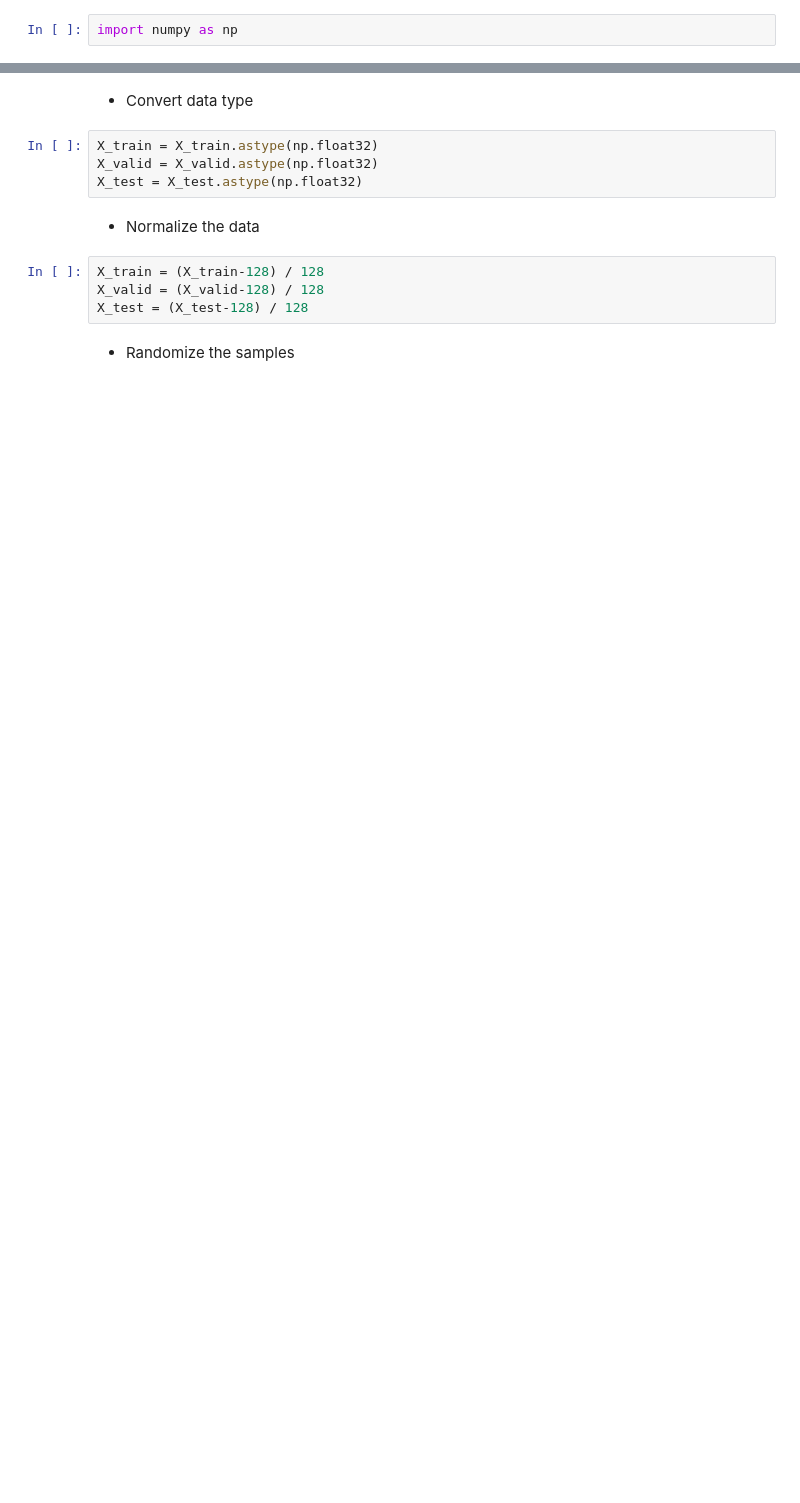
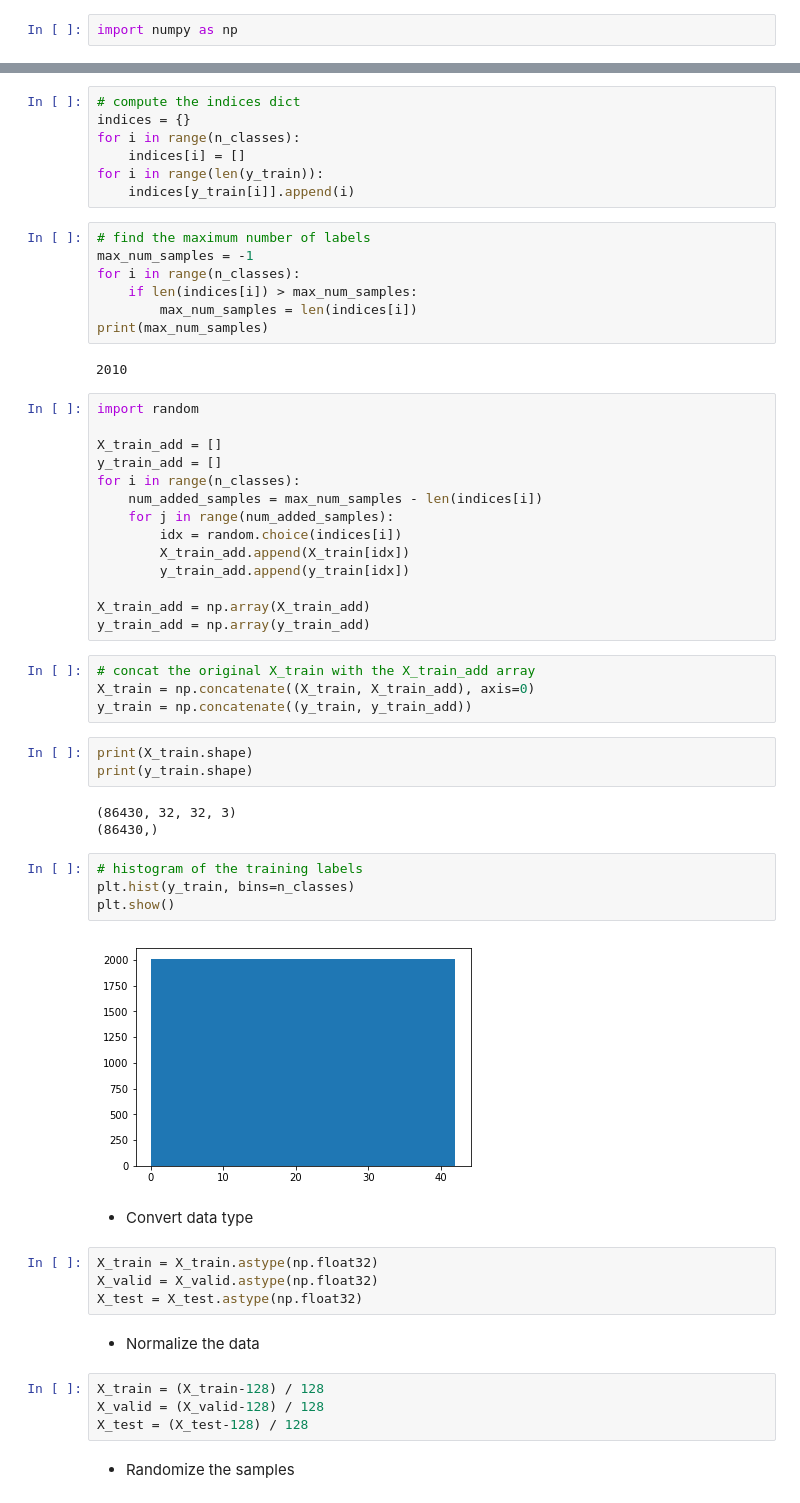
Before and after one commit to trimcao/sdcnd-p2-traffic-signs-classifier, a Jupyter notebook: Traffic_Sign_Classifier.ipynb, the cells around one changed output, grey strips where cells are left out. Drawn from its saved outputs; the diff is of its cells as text; blank space fills up the shorter version.

Commit message:
duplicate samples so each sign type has comparable number of training samples.

```diff
--- a/Traffic_Sign_Classifier.ipynb
+++ b/Traffic_Sign_Classifier.ipynb
@@ -148,3 +155,49 @@ import numpy as np
+# %%
+# compute the indices dict
+indices = {}
+for i in range(n_classes):
+    indices[i] = []
+for i in range(len(y_train)):
+    indices[y_train[i]].append(i)
+# %%
+# find the maximum number of labels
+max_num_samples = -1
+for i in range(n_classes):
+    if len(indices[i]) > max_num_samples:
+        max_num_samples = len(indices[i])
+print(max_num_samples)
+# %% [output]
+2010
+# %%
+import random
+
+X_train_add = []
+y_train_add = []
+for i in range(n_classes):
+    num_added_samples = max_num_samples - len(indices[i])
+    for j in range(num_added_samples):
+        idx = random.choice(indices[i])
+        X_train_add.append(X_train[idx])
+        y_train_add.append(y_train[idx])
+
+X_train_add = np.array(X_train_add)
+y_train_add = np.array(y_train_add)
+# %%
+# concat the original X_train with the X_train_add array
+X_train = np.concatenate((X_train, X_train_add), axis=0)
+y_train = np.concatenate((y_train, y_train_add))
+# %%
+print(X_train.shape)
+print(y_train.shape)
+# %% [output]
+(86430, 32, 32, 3)
+(86430,)
+# %%
+# histogram of the training labels
+plt.hist(y_train, bins=n_classes)
+plt.show()
+# %% [output]
+[figure, added]
 # %% [markdown]
 - Convert data type
 # %%
```
Also changed, not shown: parts of 5 cells of this notebook.
